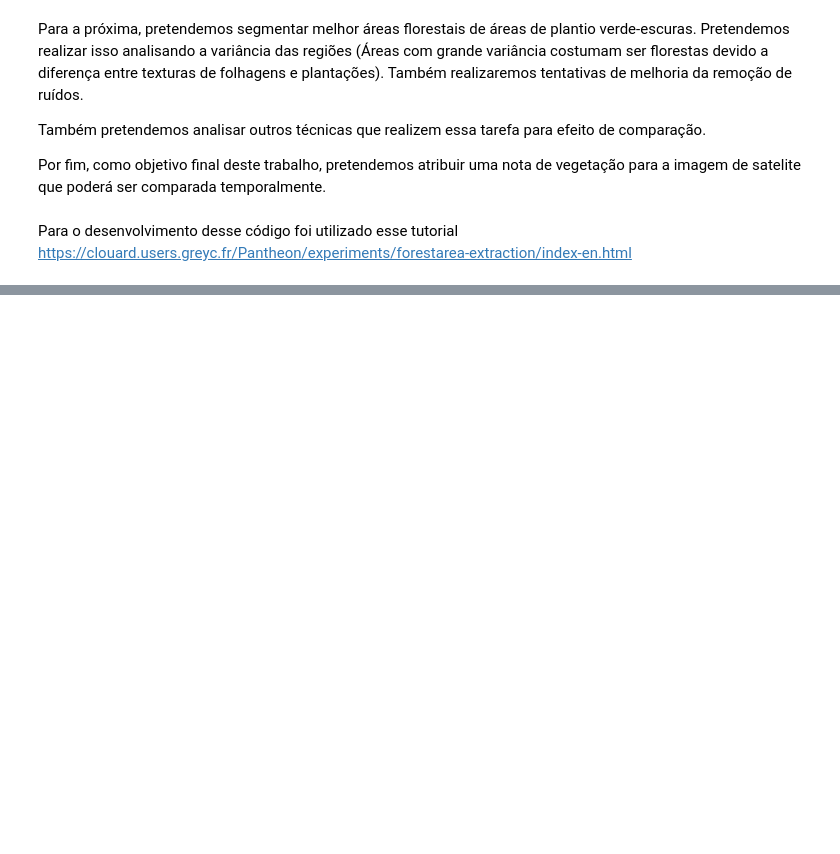
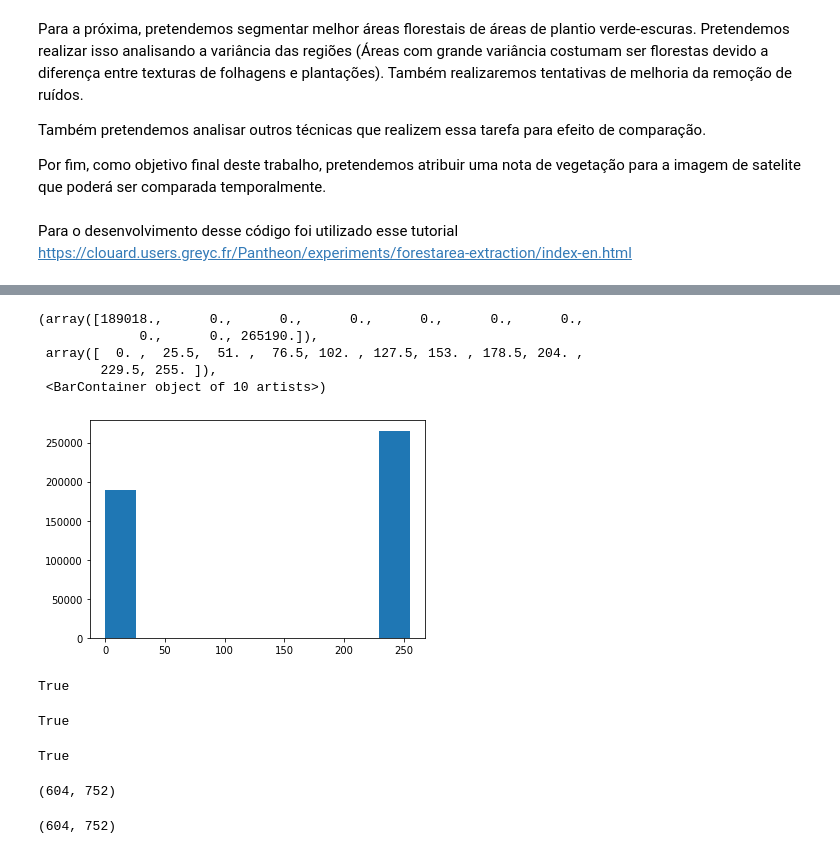
Before and after one commit to LuisF3/satellite-deforestation-monitor, a Jupyter notebook: Reconhecimento de áreas florestais.ipynb, the cells around one changed output, grey strips where cells are left out. Drawn from its saved outputs; the diff is of its cells as text; code cells hidden in the pictures; blank space fills up the shorter version.

```diff
--- a/Reconhecimento de áreas florestais.ipynb
+++ b/Reconhecimento de áreas florestais.ipynb
@@ -130,0 +207,37 @@ Para o desenvolvimento desse código foi utilizado esse tutorial https://clouard
+# %%
+plt.hist(disk1_img_var_g_50.reshape(-1))
+# %% [output]
+(array([189018.,      0.,      0.,      0.,      0.,      0.,      0.,
+             0.,      0., 265190.]),
+ array([  0. ,  25.5,  51. ,  76.5, 102. , 127.5, 153. , 178.5, 204. ,
+        229.5, 255. ]),
+ <BarContainer object of 10 artists>)
+[figure, added]
+# %%
+cv2.imwrite('disk1_img_g_50.png', disk1_img_var_g_50)
+# %% [output]
+True
+# %%
+cv2.imwrite('disk1_img_g_50_inv.png', disk1_img_var_g_50_inv)
+# %% [output]
+True
+# %%
+
+
+eroded_img3 = cv2.dilate(disk1_img_var_g_50_inv, disk2)
+dilated_img3 = cv2.erode(eroded_img3, disk2)
+dilated_img3 = cv2.erode(dilated_img3, disk2)
+disk1_img_var_g_50_inv_ero = cv2.dilate(dilated_img3, disk2)
+
+
+cv2.imwrite('disk1_img_g_50_inv_ero.png', disk1_img_var_g_50_inv_ero)
+# %% [output]
+True
+# %%
+disk2_img.shape
+# %% [output]
+(604, 752)
+# %%
+disk1_img_var_g_50_inv_ero.shape
+# %% [output]
+(604, 752)
```
Also changed, not shown: parts of 18 cells of this notebook, 12 other files.
